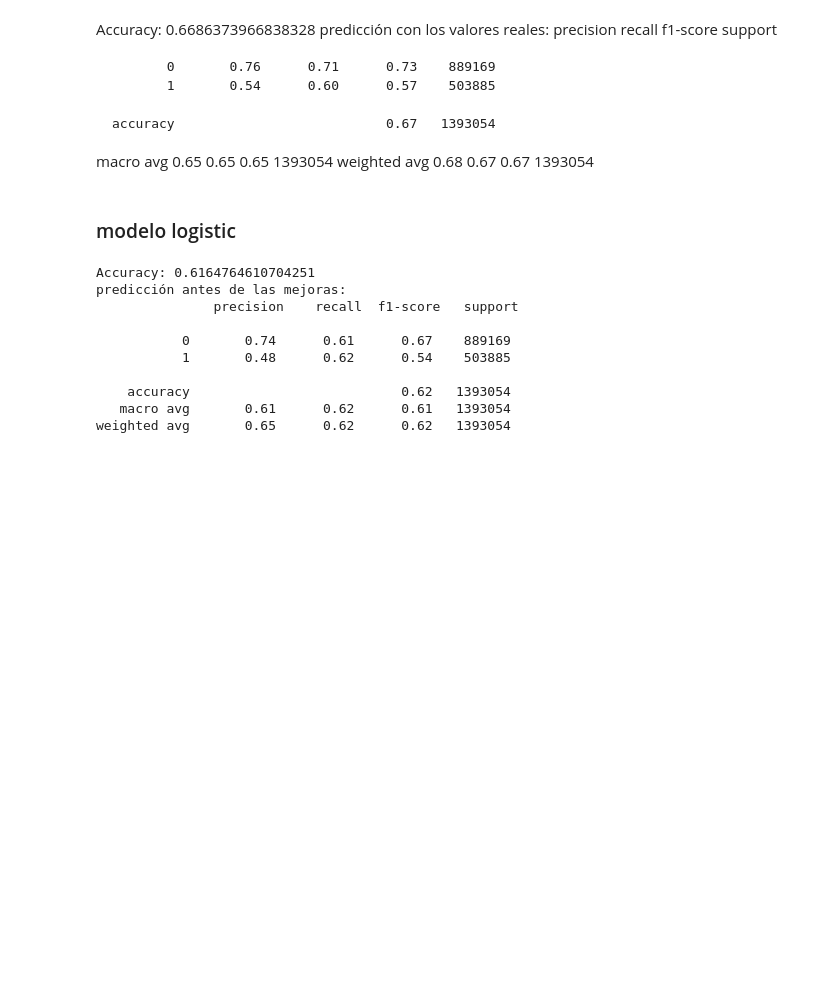
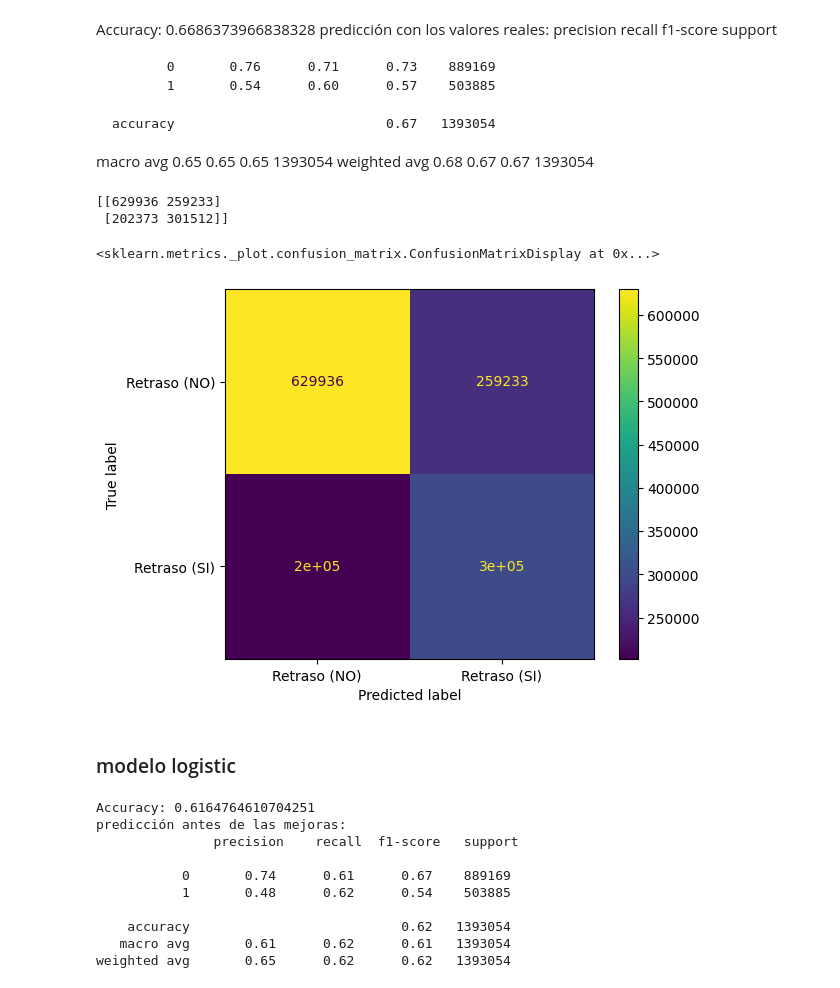
Before and after one commit to Estefan1a/flightOnTime, a Jupyter notebook: data/candidato_datafarme.ipynb, the cells around one changed output. Saved outputs shown, nothing was run; the diff lists cells and outputs as text; code cells hidden in the pictures; blank space fills up the shorter version.

```diff
--- a/data/candidato_datafarme.ipynb
+++ b/data/candidato_datafarme.ipynb
@@ -918,6 +908,16 @@ predicción con los valores reales:
     accuracy                           0.67   1393054
    macro avg       0.65      0.65      0.65   1393054
 weighted avg       0.68      0.67      0.67   1393054
+# %%
+matrix = confusion_matrix(y_test, y_pred)
+print(matrix)
+visualizacion = ConfusionMatrixDisplay(matrix, display_labels=['Retraso (NO)', 'Retraso (SI)'])
+visualizacion.plot()
+# %% [output]
+[[629936 259233]
+ [202373 301512]]
+<sklearn.metrics._plot.confusion_matrix.ConfusionMatrixDisplay at 0x...>
+[figure, added]
 # %% [markdown]
 ### modelo logistic
 # %%
```
Also changed, not shown: parts of 1 cell of this notebook, 1 other file.
